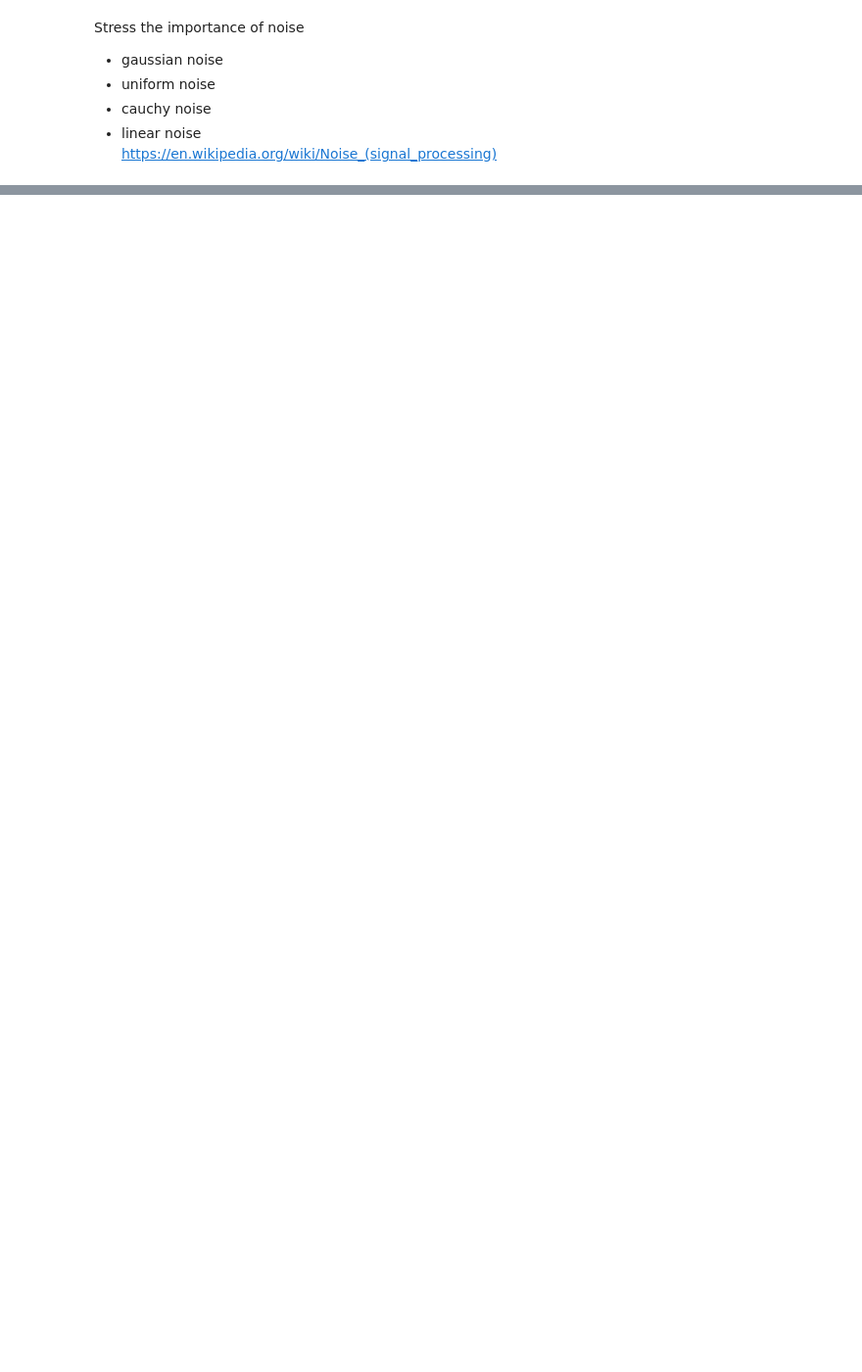
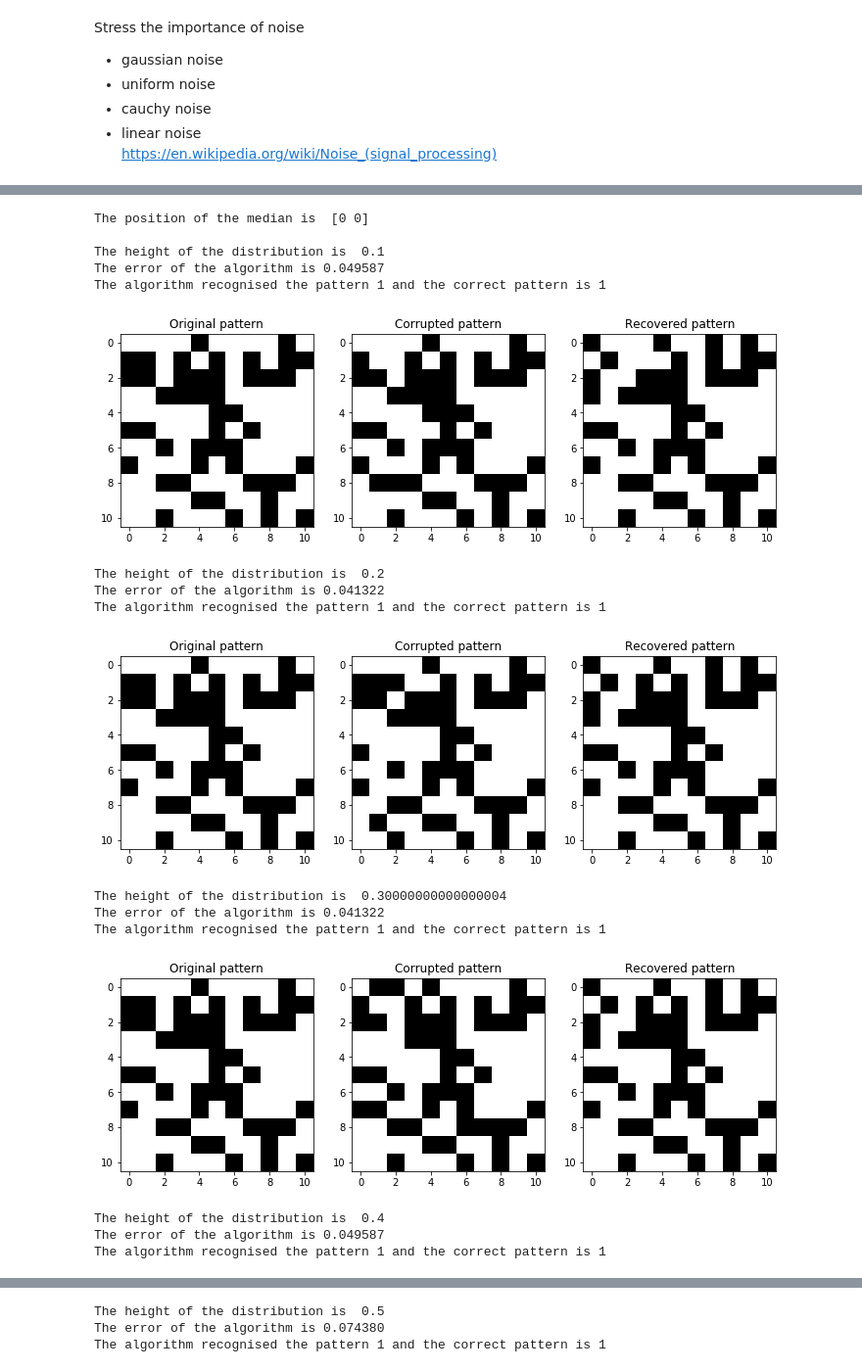
Before and after one commit to mballarin97/Hopfield-project, a Jupyter notebook: Deterministic Corruption.ipynb, the cells around one changed output, grey strips where cells are left out. Shown at 98% size. Saved outputs shown, nothing was run; the diff lists cells and outputs as text; code cells hidden in the pictures; blank space fills up the shorter version.

```diff
--- a/Deterministic Corruption.ipynb
+++ b/Deterministic Corruption.ipynb
@@ -150,2 +152,0 @@ def corrupt_norm():
-# %%
-def corrupt_cauchy():
@@ -175,0 +260,64 @@ There is a tendence but the algorithm fluctuates too much.  The tendence is some
+# %%
+def cauchy(mu, gamma, h, x, y):
+    h = np.sqrt(h)
+    c_x = h/(1 + (((x-mu[0]))/gamma)**2)
+    c_y = h/(1 + (((y-mu[1]))/gamma)**2)
+    c = c_y * c_x
+    return c
+#mu is a 2d array representing the position of the median
+#h is the maximum height of the distribution
+# %%
+def corrupt_cauchy(sys, k, h):
+    sys_temp = deepcopy(sys)
+    sys_temp = sys_temp.reshape(L,L)
+    N = sys.shape[0]
+    for i in range(L):
+        for j in range(L):
+            g = cauchy(k, L/5, h, i, j)
+            r = np.random.rand()
+            if r < g:
+                sys_temp[i][j] *= -1
+    return (sys_temp.reshape(1,N))[0]
+
+idx = 1
+centroids = [np.array([0,0]), np.array([0,L-1]), np.array([L-1,0]), np.array([L-1,L-1]), np.array([L//2, L//2])]
+heights = np.linspace(0.1,1,10)
+
+for k in centroids:
+    print('The position of the median is ', k,'\n')
+    for h in heights:
+        yi = corrupt_cauchy(xi[idx], k, h)
+        syst = deterministic_hopfield(yi,30)
+
+        wrong_pixels = error_im(xi[idx],syst)
+        assigned_pattern = assign_pattern(xi,syst)
+
+        print('The height of the distribution is ', h)
+        print('The error of the algorithm is %f' %(wrong_pixels))
+        print('The algorithm recognised the pattern %i and the correct pattern is %i' %(assigned_pattern,idx))
+        fig, ax = plt.subplots(1,3, figsize=(12,6))
+        ax[0].set_title('Original pattern')
+        ax[0].imshow(xi[idx].reshape(L,L),cmap='Greys')
+        ax[1].set_title('Corrupted pattern')
+        ax[1].imshow(yi.reshape(L,L),cmap='Greys')
+        ax[2].set_title('Recovered pattern')
+        ax[2].imshow(syst.reshape(L,L),cmap='Greys')
+        plt.show()
+# %% [output]
+The position of the median is  [0 0]
+
+The height of the distribution is  0.1
+The error of the algorithm is 0.049587
+The algorithm recognised the pattern 1 and the correct pattern is 1
+[figure, added]
+The height of the distribution is  0.2
+The error of the algorithm is 0.041322
+The algorithm recognised the pattern 1 and the correct pattern is 1
+[figure, added]
+The height of the distribution is  0.30000000000000004
+The error of the algorithm is 0.041322
+The algorithm recognised the pattern 1 and the correct pattern is 1
+[figure, added]
+The height of the distribution is  0.4
+The error of the algorithm is 0.049587
+The algorithm recognised the pattern 1 and the correct pattern is 1
@@ -175,0 +325,3 @@ There is a tendence but the algorithm fluctuates too much.  The tendence is some
+The height of the distribution is  0.5
+The error of the algorithm is 0.074380
+The algorithm recognised the pattern 1 and the correct pattern is 1
```
Also changed, not shown: parts of 17 cells of this notebook, 3 other files.
